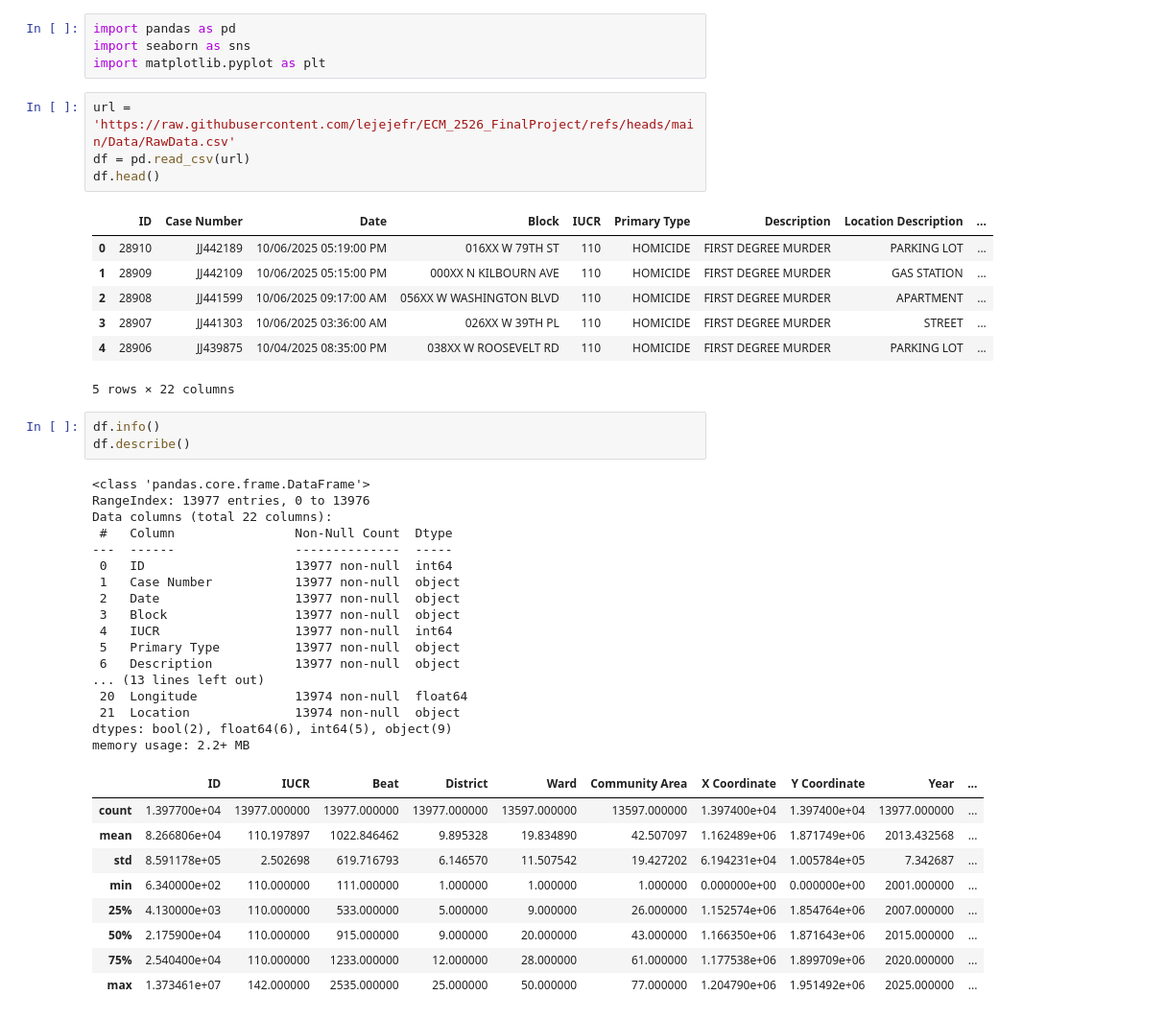
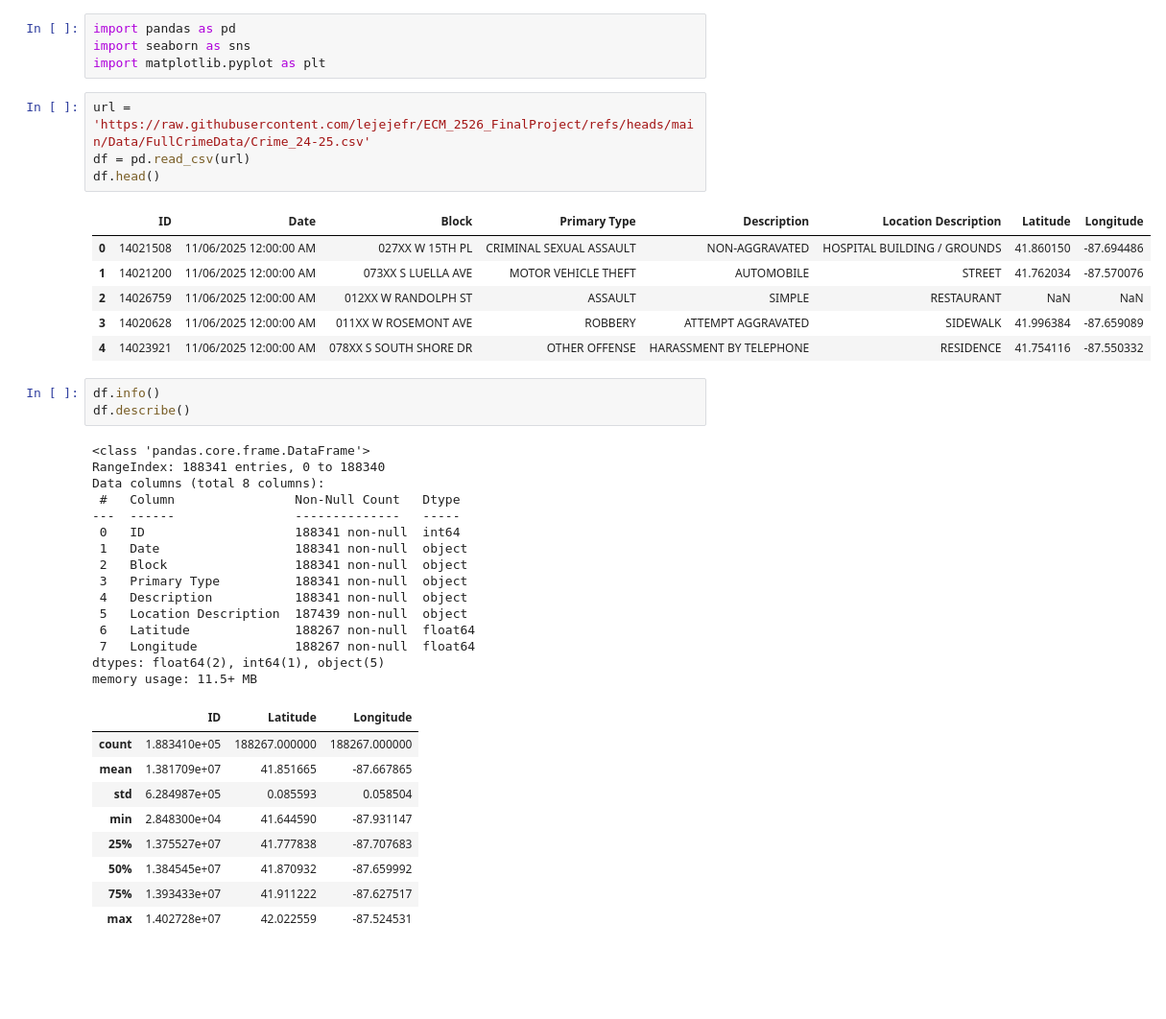
Before and after one commit to lejejefr/ECM_2526_FinalProject, a Jupyter notebook: Sripts/EDA.ipynb, the cells around one changed output. Shown at 96% size. Cells and saved outputs as stored; diff of their text form; blank space fills up the shorter version.

```diff
--- a/Sripts/EDA.ipynb
+++ b/Sripts/EDA.ipynb
@@ -7,47 +24,44 @@ import pandas as pd
 import seaborn as sns
 import matplotlib.pyplot as plt
 # %%
-url = 'https://raw.githubusercontent.com/lejejefr/ECM_2526_FinalProject/refs/heads/main/Data/RawData.csv'
+url = 'https://raw.githubusercontent.com/lejejefr/ECM_2526_FinalProject/refs/heads/main/Data/FullCrimeData/Crime_24-25.csv'
 df = pd.read_csv(url)
 df.head()
 # %% [output]
-|  | ID | Case Number | Date | Block | IUCR | Primary Type | Description | Location Description | ... |
-| 0 | 28910 | JJ442189 | 10/06/2025 05:19:00 PM | 016XX W 79TH ST | 110 | HOMICIDE | FIRST DEGREE MURDER | PARKING LOT | ... |
-| 1 | 28909 | JJ442109 | 10/06/2025 05:15:00 PM | 000XX N KILBOURN AVE | 110 | HOMICIDE | FIRST DEGREE MURDER | GAS STATION | ... |
-| 2 | 28908 | JJ441599 | 10/06/2025 09:17:00 AM | 056XX W WASHINGTON BLVD | 110 | HOMICIDE | FIRST DEGREE MURDER | APARTMENT | ... |
-| 3 | 28907 | JJ441303 | 10/06/2025 03:36:00 AM | 026XX W 39TH PL | 110 | HOMICIDE | FIRST DEGREE MURDER | STREET | ... |
-| 4 | 28906 | JJ439875 | 10/04/2025 08:35:00 PM | 038XX W ROOSEVELT RD | 110 | HOMICIDE | FIRST DEGREE MURDER | PARKING LOT | ... |
+|  | ID | Date | Block | Primary Type | Description | Location Description | Latitude | Longitude |
+| 0 | 14021508 | 11/06/2025 12:00:00 AM | 027XX W 15TH PL | CRIMINAL SEXUAL ASSAULT | NON-AGGRAVATED | HOSPITAL BUILDING / GROUNDS | 41.860150 | -87.694486 |
+| 1 | 14021200 | 11/06/2025 12:00:00 AM | 073XX S LUELLA AVE | MOTOR VEHICLE THEFT | AUTOMOBILE | STREET | 41.762034 | -87.570076 |
+| 2 | 14026759 | 11/06/2025 12:00:00 AM | 012XX W RANDOLPH ST | ASSAULT | SIMPLE | RESTAURANT | NaN | NaN |
+| 3 | 14020628 | 11/06/2025 12:00:00 AM | 011XX W ROSEMONT AVE | ROBBERY | ATTEMPT AGGRAVATED | SIDEWALK | 41.996384 | -87.659089 |
+| 4 | 14023921 | 11/06/2025 12:00:00 AM | 078XX S SOUTH SHORE DR | OTHER OFFENSE | HARASSMENT BY TELEPHONE | RESIDENCE | 41.754116 | -87.550332 |
-5 rows × 22 columns
 # %%
 df.info()
 df.describe()
 # %% [output]
 <class 'pandas.core.frame.DataFrame'>
-RangeIndex: 13977 entries, 0 to 13976
-Data columns (total 22 columns):
- #   Column                Non-Null Count  Dtype
----  ------                --------------  -----
- 0   ID                    13977 non-null  int64
- 1   Case Number           13977 non-null  object
- 2   Date                  13977 non-null  object
- 3   Block                 13977 non-null  object
- 4   IUCR                  13977 non-null  int64
- 5   Primary Type          13977 non-null  object
- 6   Description           13977 non-null  object
-... (13 lines left out)
- 20  Longitude             13974 non-null  float64
- 21  Location              13974 non-null  object
-dtypes: bool(2), float64(6), int64(5), object(9)
-memory usage: 2.2+ MB
+RangeIndex: 188341 entries, 0 to 188340
+Data columns (total 8 columns):
+ #   Column                Non-Null Count   Dtype
+---  ------                --------------   -----
+ 0   ID                    188341 non-null  int64
+ 1   Date                  188341 non-null  object
+ 2   Block                 188341 non-null  object
+ 3   Primary Type          188341 non-null  object
+ 4   Description           188341 non-null  object
+ 5   Location Description  187439 non-null  object
+ 6   Latitude              188267 non-null  float64
+ 7   Longitude             188267 non-null  float64
+dtypes: float64(2), int64(1), object(5)
+memory usage: 11.5+ MB
-|  | ID | IUCR | Beat | District | Ward | Community Area | X Coordinate | Y Coordinate | Year | ... |
-| count | 1.397700e+04 | 13977.000000 | 13977.000000 | 13977.000000 | 13597.000000 | 13597.000000 | 1.397400e+04 | 1.397400e+04 | 13977.000000 | ... |
-| mean | 8.266806e+04 | 110.197897 | 1022.846462 | 9.895328 | 19.834890 | 42.507097 | 1.162489e+06 | 1.871749e+06 | 2013.432568 | ... |
-| std | 8.591178e+05 | 2.502698 | 619.716793 | 6.146570 | 11.507542 | 19.427202 | 6.194231e+04 | 1.005784e+05 | 7.342687 | ... |
-| min | 6.340000e+02 | 110.000000 | 111.000000 | 1.000000 | 1.000000 | 1.000000 | 0.000000e+00 | 0.000000e+00 | 2001.000000 | ... |
-| 25% | 4.130000e+03 | 110.000000 | 533.000000 | 5.000000 | 9.000000 | 26.000000 | 1.152574e+06 | 1.854764e+06 | 2007.000000 | ... |
-| 50% | 2.175900e+04 | 110.000000 | 915.000000 | 9.000000 | 20.000000 | 43.000000 | 1.166350e+06 | 1.871643e+06 | 2015.000000 | ... |
-| 75% | 2.540400e+04 | 110.000000 | 1233.000000 | 12.000000 | 28.000000 | 61.000000 | 1.177538e+06 | 1.899709e+06 | 2020.000000 | ... |
-| max | 1.373461e+07 | 142.000000 | 2535.000000 | 25.000000 | 50.000000 | 77.000000 | 1.204790e+06 | 1.951492e+06 | 2025.000000 | ... |
+|  | ID | Latitude | Longitude |
+| count | 1.883410e+05 | 188267.000000 | 188267.000000 |
+| mean | 1.381709e+07 | 41.851665 | -87.667865 |
+| std | 6.284987e+05 | 0.085593 | 0.058504 |
+| min | 2.848300e+04 | 41.644590 | -87.931147 |
+| 25% | 1.375527e+07 | 41.777838 | -87.707683 |
+| 50% | 1.384545e+07 | 41.870932 | -87.659992 |
+| 75% | 1.393433e+07 | 41.911222 | -87.627517 |
+| max | 1.402728e+07 | 42.022559 | -87.524531 |
 # %%
 df.isnull().sum()
 # %% [output]
```
Also changed, not shown: parts of 4 cells of this notebook.
